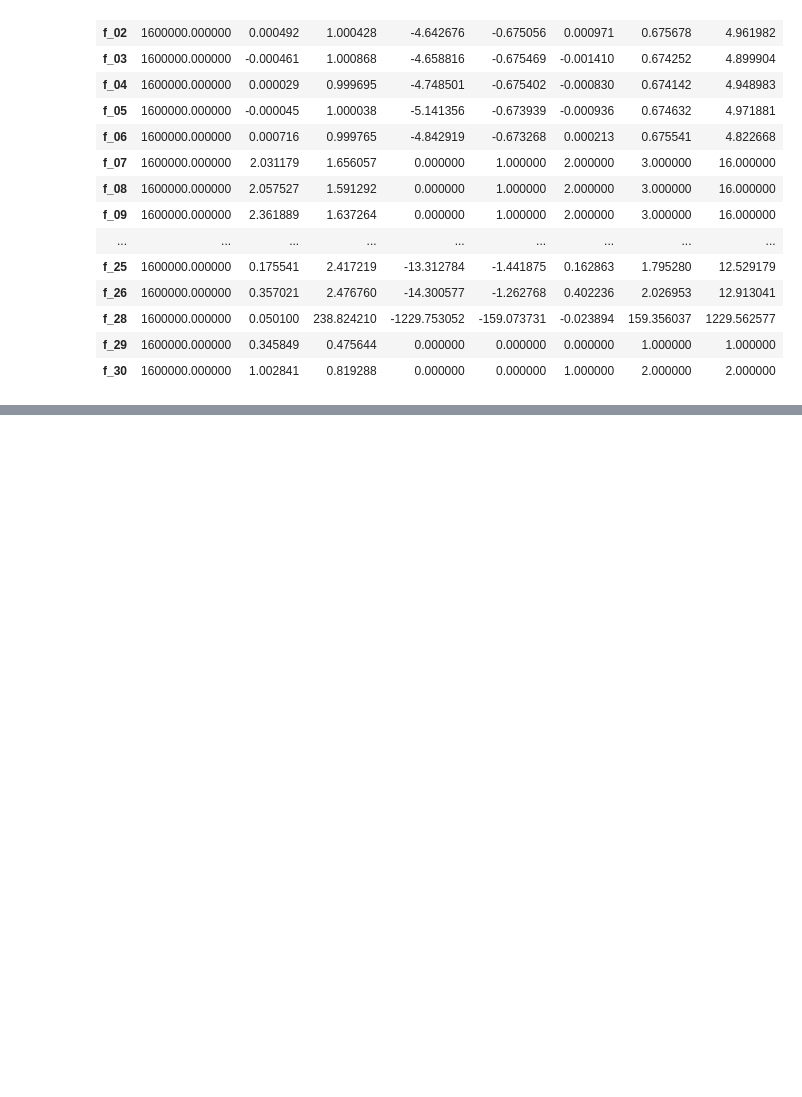
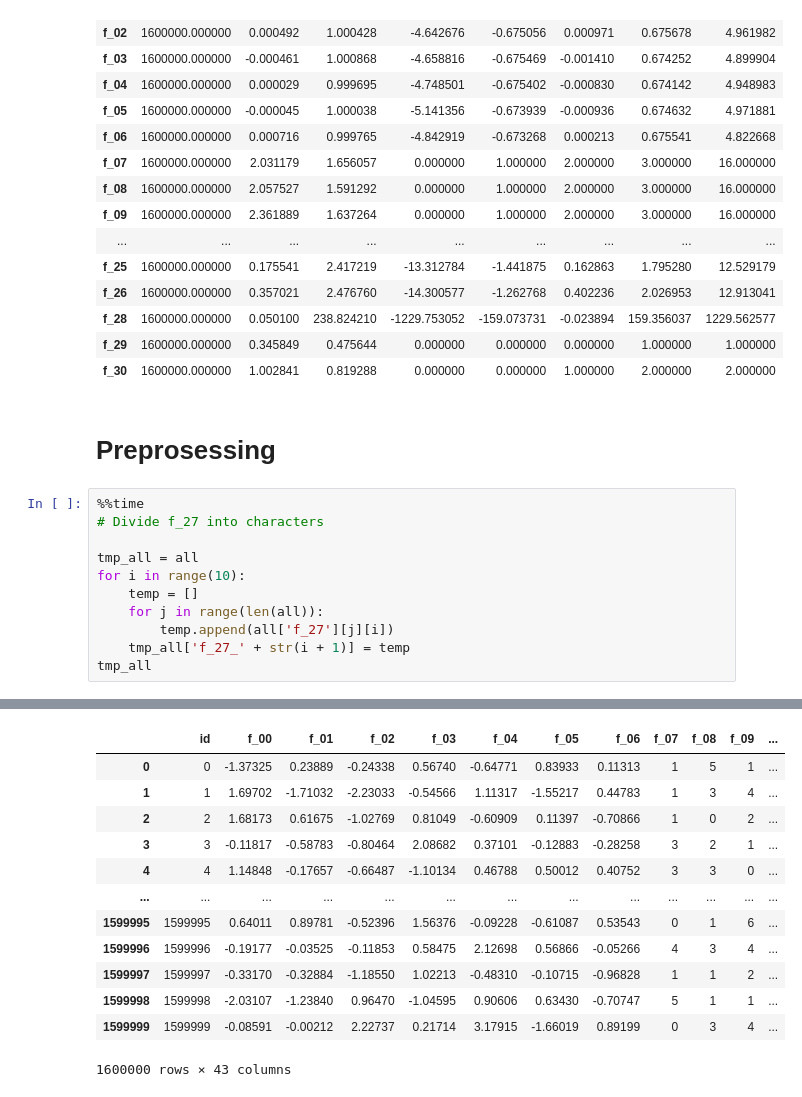
Before and after one commit to RaphaelZH/Kaggle_Competition_Practice_Notebooks_EN, a Jupyter notebook: tabular-playground-series-may-2022.ipynb, the cells around one changed output, grey strips where cells are left out. Drawn from its saved outputs; the diff is of its cells as text; blank space fills up the shorter version.

```diff
--- a/tabular-playground-series-may-2022.ipynb
+++ b/tabular-playground-series-may-2022.ipynb
@@ -226,3 +226,17 @@ all.drop(columns=['id', 'target']).describe().T\
 | f_28 | 1600000.000000 | 0.050100 | 238.824210 | -1229.753052 | -159.073731 | -0.023894 | 159.356037 | 1229.562577 |
 | f_29 | 1600000.000000 | 0.345849 | 0.475644 | 0.000000 | 0.000000 | 0.000000 | 1.000000 | 1.000000 |
 | f_30 | 1600000.000000 | 1.002841 | 0.819288 | 0.000000 | 0.000000 | 1.000000 | 2.000000 | 2.000000 |
+# %% [markdown]
+# Preprosessing
+# %%
+%%time
+# Divide f_27 into characters
+
+tmp_all = all
+for i in range(10):
+    temp = []
+    for j in range(len(all)):
+        temp.append(all['f_27'][j][i])
+    tmp_all['f_27_' + str(i + 1)] = temp
+tmp_all
+# %% [output]
@@ -228,0 +245,13 @@ all.drop(columns=['id', 'target']).describe().T\
+|  | id | f_00 | f_01 | f_02 | f_03 | f_04 | f_05 | f_06 | f_07 | f_08 | f_09 | ... |
+| 0 | 0 | -1.37325 | 0.23889 | -0.24338 | 0.56740 | -0.64771 | 0.83933 | 0.11313 | 1 | 5 | 1 | ... |
+| 1 | 1 | 1.69702 | -1.71032 | -2.23033 | -0.54566 | 1.11317 | -1.55217 | 0.44783 | 1 | 3 | 4 | ... |
+| 2 | 2 | 1.68173 | 0.61675 | -1.02769 | 0.81049 | -0.60909 | 0.11397 | -0.70866 | 1 | 0 | 2 | ... |
+| 3 | 3 | -0.11817 | -0.58783 | -0.80464 | 2.08682 | 0.37101 | -0.12883 | -0.28258 | 3 | 2 | 1 | ... |
+| 4 | 4 | 1.14848 | -0.17657 | -0.66487 | -1.10134 | 0.46788 | 0.50012 | 0.40752 | 3 | 3 | 0 | ... |
+| ... | ... | ... | ... | ... | ... | ... | ... | ... | ... | ... | ... | ... |
+| 1599995 | 1599995 | 0.64011 | 0.89781 | -0.52396 | 1.56376 | -0.09228 | -0.61087 | 0.53543 | 0 | 1 | 6 | ... |
+| 1599996 | 1599996 | -0.19177 | -0.03525 | -0.11853 | 0.58475 | 2.12698 | 0.56866 | -0.05266 | 4 | 3 | 4 | ... |
+| 1599997 | 1599997 | -0.33170 | -0.32884 | -1.18550 | 1.02213 | -0.48310 | -0.10715 | -0.96828 | 1 | 1 | 2 | ... |
+| 1599998 | 1599998 | -2.03107 | -1.23840 | 0.96470 | -1.04595 | 0.90606 | 0.63430 | -0.70747 | 5 | 1 | 1 | ... |
+| 1599999 | 1599999 | -0.08591 | -0.00212 | 2.22737 | 0.21714 | 3.17915 | -1.66019 | 0.89199 | 0 | 3 | 4 | ... |
+1600000 rows × 43 columns
```
Also changed, not shown: parts of 5 cells of this notebook.
